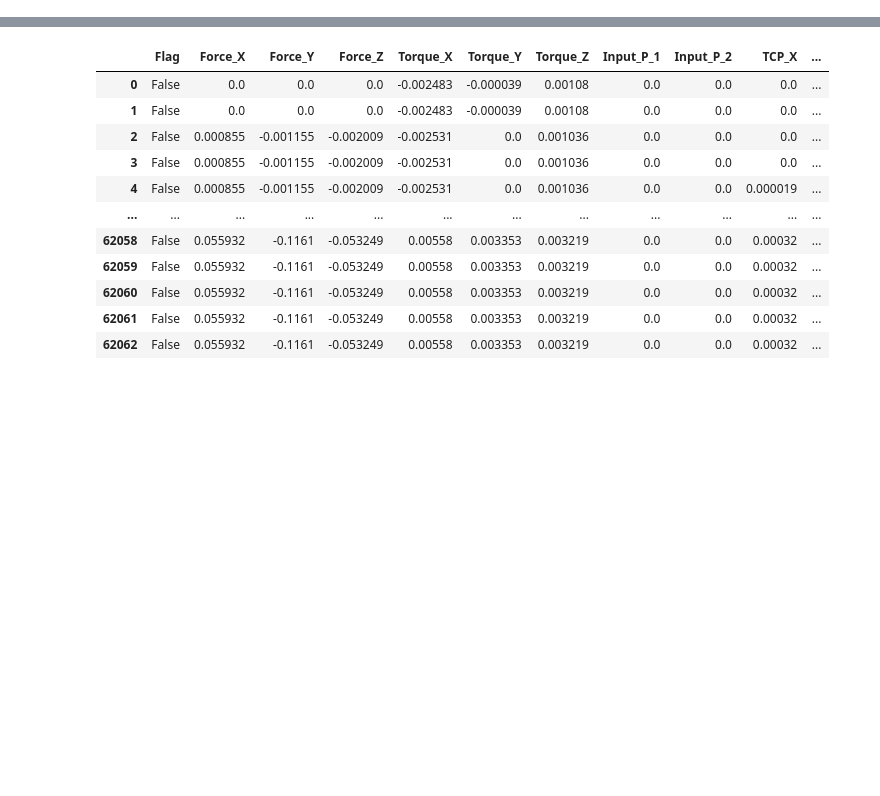
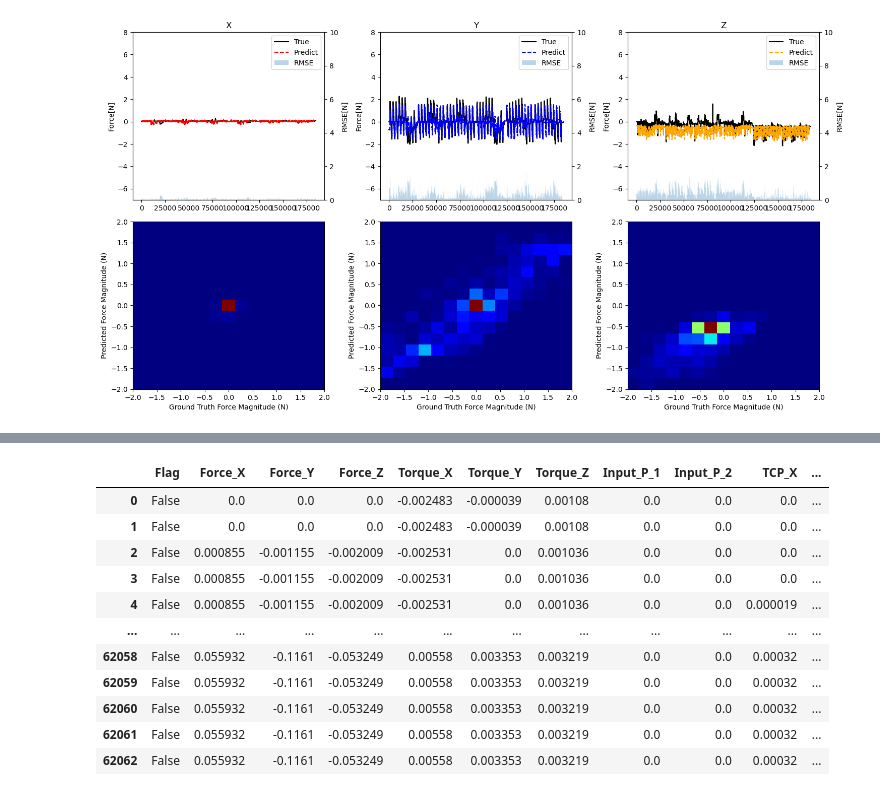
Before and after one commit to hunissweet/External_force, a Jupyter notebook: Nov_20_Model_compariso.ipynb, the cells around one changed output, grey strips where cells are left out. Drawn from its saved outputs; the diff is of its cells as text; code cells hidden in the pictures; blank space fills up the shorter version.

Commit message:
update model

```diff
--- a/Nov_20_Model_compariso.ipynb
+++ b/Nov_20_Model_compariso.ipynb
@@ -679,0 +817,4 @@ obj_untrain=pd.read_pickle("./pickle/two_finger/two_complex.pkl")
+# %%
+duration_time=[]
+loss_results=[]
+final_results=[]
@@ -679,0 +879,88 @@ obj_untrain=pd.read_pickle("./pickle/two_finger/two_complex.pkl")
+# %%
+name="model_13"
+
+
+Combi_df=Total_dataset
+LAYER_DIM=5
+Sequential_L=5
+NUM_EPOCHS = 50
+BATCH_SIZE = 64
+HIDDEN_UNITS = 10
+LEARNING_RATE = 0.001
+Dropout_prob=0
+device = "cpu"
+
+Y=np.array(Combi_df.filter(items=For_col))
+X=np.array(Combi_df.filter(items=One_entire_condition)) ## important part
+
+
+X_scaler = sklearn.preprocessing.MinMaxScaler()
+Y_scaler = sklearn.preprocessing.MinMaxScaler()
+
+X=torch.FloatTensor(X_scaler.fit_transform(X))
+Y=torch.FloatTensor(Y_scaler.fit_transform(Y))
+
+
+
+
+
+
+X_train, X_test, Y_train, Y_test = train_test_split(X,
+                                                    Y,
+                                                    test_size=0.3, # 20% test, 80% train
+                                                    shuffle=False,
+                                                    random_state=42
+                                                   ) # make the random split reproducible
+
+train_dataset=DataLoader(utils.Data(X_train,Y_train,Sequential_L),batch_size=BATCH_SIZE,shuffle=False)
+test_dataset=DataLoader(utils.Data(X_test,Y_test,Sequential_L),batch_size=BATCH_SIZE,shuffle=False)
+
+
+Input_dim=len(X_train[0])
+Output_dim=len(Y_train[0])
+
+
+
+'''
+model = SimpleNN(
+    input_size = Input_dim,
+    hidden_size=HIDDEN_UNITS,
+    output_size=Output_dim,
+)
+'''
+model = GRUModel_V2(
+input_dim = Input_dim,
+hidden_dim=HIDDEN_UNITS,
+layer_dim=LAYER_DIM,
+output_dim=Output_dim,
+dropout_prob=0)
+
+
+# Set loss and optimizer
+loss_fn = torch.nn.MSELoss() ## change
+optimizer = torch.optim.Adam(model.parameters(), ## change
+                             lr=LEARNING_RATE)
+# Train
+#torchinfo.summary(model,(5,5,5))
+start_time = timer()
+results=engine.train(model=model,
+             train_dataloader=train_dataset,
+             test_dataloader=test_dataset,
+             loss_fn=loss_fn,
+             optimizer=optimizer,
+             epochs=NUM_EPOCHS,
+             device=device)
+end_time = timer()
+
+print(f'Time taken : {end_time-start_time}')
+loss_results.append(results)
+Pred_Values=Y_scaler.inverse_transform(utils.predict(model,DataLoader(utils.Data(X,Y,Sequential_L),batch_size=BATCH_SIZE,shuffle=False)))
+True_Values=Y_scaler.inverse_transform(Y)
+plot_prediction(Pred_Values,True_Values,2)
+plot_loss_curves(results,1)
+
+result_rmse.append( rmse(Pred_Values,True_Values))
+utils.save_model(model=model,
+                 target_dir="models/nov_25",
+                 model_name=name+".pth")
+# %% [output]
@@ -679,0 +984 @@ obj_untrain=pd.read_pickle("./pickle/two_finger/two_complex.pkl")
+[figure, added]
```
Also changed, not shown: parts of 54 cells of this notebook, 16 other files.
